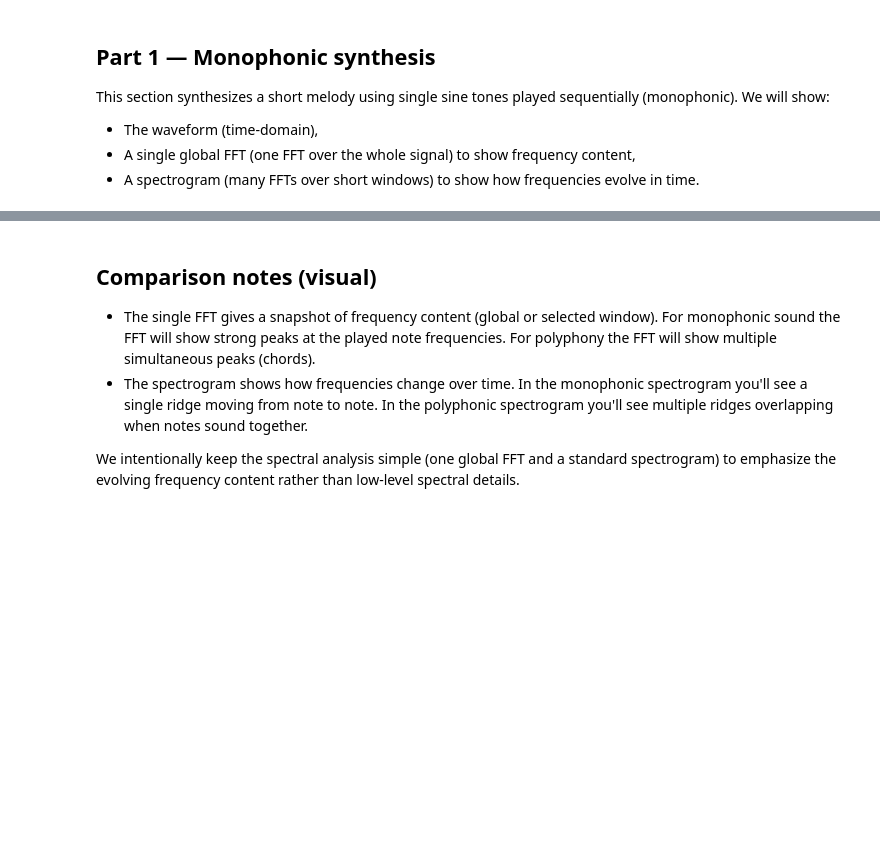
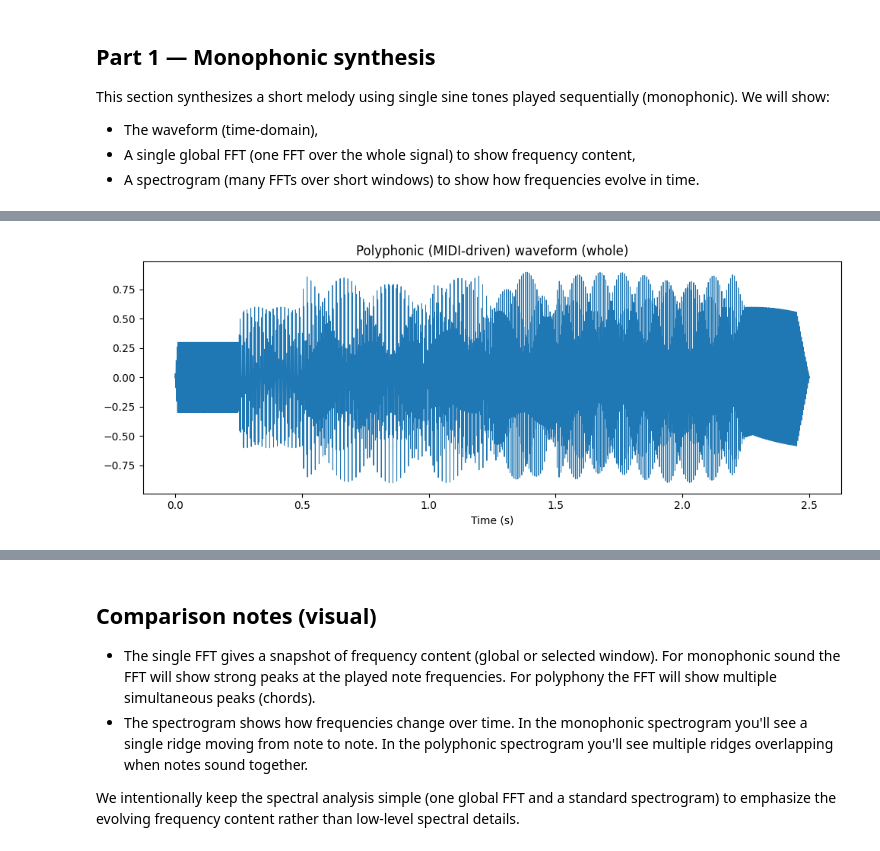
Before and after one commit to mariribeiro257/ufpa_midi, a Jupyter notebook: notebooks/monophonic_vs_polyphonic.ipynb, the cells around one changed output, grey strips where cells are left out. Cells and saved outputs as stored; diff of their text form; code cells hidden in the pictures; blank space fills up the shorter version.

```diff
--- a/notebooks/monophonic_vs_polyphonic.ipynb
+++ b/notebooks/monophonic_vs_polyphonic.ipynb
@@ -229,5 +326,5 @@ Tick 2400: note_off channel=0 note=79 velocity=0 time=0
 # %%
-# Convert to delta-times and append to the track
+# Convert to absolute tick times to delta-times and append to the track
 last_tick = 0
 for tick, message in msgs:
     delta = tick - last_tick
@@ -235,6 +332,10 @@ for tick, message in msgs:
     track.append(message)
     last_tick = tick
 
+print('MIDI messages in track:')
+for msg in track:
+    print(msg)
+
 midi_path = 'outputs/example_polyphony.mid'
 mid.save(midi_path)
 print('Saved MIDI to', midi_path)
@@ -246,22 +361,23 @@ def parse_midi_to_events(midi_path):
     # We assume a single track and a (nearly) constant tempo set earlier in the file.
     mf = mido.MidiFile(midi_path)
     ticks_per_beat = mf.ticks_per_beat
-    tempo = 500000  # default microseconds per beat if none set
+
+    # Extract tempo from the first message (assumed to be set_tempo)
+    tempo = mf.tracks[0][0].tempo if mf.tracks[0][0].type == 'set_tempo' else 500000 # If there's no set_tempo message, uses default 500000
+
     # Walk messages accumulating absolute tick times and collect matched note on/off pairs
     abs_ticks = 0
     note_states = {}  # note -> (start_tick, velocity)
     events = []
-    for msg in mf:  # iterates through messages in time order with msg.time in ticks
+    for msg in mf.tracks[0]:  # iterates through messages in time order with msg.time in ticks
         abs_ticks += msg.time
-        if msg.type == 'set_tempo':
-            tempo = msg.tempo
         if msg.type == 'note_on' and msg.velocity > 0:
             note_states[msg.note] = (abs_ticks, msg.velocity)
         elif (msg.type == 'note_off') or (msg.type == 'note_on' and msg.velocity == 0):
             if msg.note in note_states:
                 start_tick, vel = note_states.pop(msg.note)
                 events.append((start_tick, abs_ticks, msg.note, vel))
-    # Convert ticks to seconds using the tempo in effect (simple approach assuming constant tempo)
+    # Convert ticks to seconds using the tempo in effect (simple approach assuming constant tempo):
     def ticks_to_seconds(ticks, tempo, ticks_per_beat):
         return (ticks * tempo) / (ticks_per_beat * 1e6)
     events_sec = [(ticks_to_seconds(s, tempo, ticks_per_beat), ticks_to_seconds(e, tempo, ticks_per_beat), n, v) for (s, e, n, v) in events]
@@ -282,74 +398,62 @@ Parsed events (start_s, end_s, note, vel):
 # %%
 def synth_from_midi_events(events, sr=22050, max_duration=None):
-    # Clear, well-documented implementation of polyphonic synthesis from MIDI events.
+    # Simple polyphonic synthesizer using linspace-based time vectors.
     # Input: events is a list of tuples (start_s, end_s, note, vel).
-    # Goal: build an output buffer with integer sample indices, avoiding off-by-one
-    # and broadcast errors by computing integer sample ranges first and sizing the
-    # output buffer from those ranges.
 
     if not events:
         return np.zeros(0, dtype=float)
 
-    # Build a list of integer sample ranges (start_i, end_i) for each event.
-    # Use floor for start and ceil for end so the buffer covers the full note duration.
-    sample_ranges = []
-    for s, e, n, v in events:
-        start_i = int(np.floor(s * sr + 1e-9))  # small epsilon for numerical safety
-        end_i = int(np.ceil(e * sr - 1e-9))
-        if end_i <= start_i:
-            # skip degenerate events
-            continue
-        sample_ranges.append((start_i, end_i, n, v))
-
-    if not sample_ranges:
-        return np.zeros(0, dtype=float)
-
-    # Determine required output length. If max_duration is provided, ensure buffer is at least that long.
-    max_end = max(end for start, end, _, _ in sample_ranges)
+    # Determine buffer length in samples (use max event end time)
+    max_end_s = max(e for s, e, n, v in events)
     if max_duration is None:
-        n_samples = int(max_end)
+        n_samples = int(np.ceil(max_end_s * sr))
     else:
-        n_samples = max(int(np.ceil(max_duration * sr)), int(max_end))
+        n_samples = max(int(np.ceil(max_end_s * sr)), int(np.ceil(max_duration * sr)))
 
     out = np.zeros(n_samples, dtype=float)
 
-    # Synthesize each note and add it into the output buffer safely
-    for start_i, end_i, note, vel in sample_ranges:
-        length = end_i - start_i  # integer number of samples for this note
-        # Create a time vector with exact integer length (avoids off-by-one from linspace)
-        t = np.arange(length) / sr
+    # Synthesize each event and add it into the output buffer
+    for start_s, end_s, note, vel in events:
+        start_i = int(np.floor(start_s * sr + 1e-9))
+        length = int(np.round((end_s - start_s) * sr))
+        if length <= 0:
+            continue
+
+        # Time vector for this note (seconds)
+        t = np.linspace(0, length / sr, length, endpoint=False)
         freq = midi_note_to_freq(note)
         amp = (vel / 127.0) * 0.4
         tone = amp * np.sin(2 * np.pi * freq * t)
 
-        # Create envelope for this note (expects seconds), ensure envelope length matches `length`
+        # Envelope (expects seconds) — clamp/adjust if lengths mismatch
         env = adsr_envelope(length / sr, sr)
         if len(env) != len(tone):
-            # Make lengths match in a simple, explicit way so behavior is obvious to learners
             if len(env) > len(tone):
-                env = env[:len(tone)]
+                env = env[: len(tone)]
             else:
                 env = np.concatenate([env, np.ones(len(tone) - len(env))])
         tone = tone * env
 
-        # Defensive, readable addition into the output buffer: compute available space and clip if needed
-        avail = n_samples - start_i
-        if avail <= 0:
-            # the note starts beyond the buffer end (possible if max_duration forced a smaller buffer)
+        # Mix into output buffer, clipping at buffer boundaries if necessary
+        end_i = start_i + len(tone)
+        if start_i < 0:
+            # skip negative starts (shouldn't happen with valid events)
             continue
-        if len(tone) > avail:
-            out[start_i:] += tone[:avail]
+        if end_i > n_samples:
+            out[start_i:] += tone[: n_samples - start_i]
         else:
-            out[start_i:start_i + len(tone)] += tone
+            out[start_i:end_i] += tone
 
-    # Normalize to avoid clipping when saving to WAV (keeps relative levels intact)
+    # Normalize to avoid clipping when saving to WAV
     maxv = np.max(np.abs(out))
     if maxv > 0:
         out = out / (maxv + 1e-12) * 0.9
     return out
 
+
 # Synthesize and save the polyphonic output (this call remains at the notebook level)
 poly_signal = synth_from_midi_events(events_sec, sr=sr)
+os.makedirs('outputs', exist_ok=True)
 sf_path_poly = 'outputs/poly_from_midi.wav'
 sf.write(sf_path_poly, poly_signal, sr)
 print('Saved synthesized polyphonic WAV to', sf_path_poly)
@@ -357,5 +461,5 @@ print('Saved synthesized polyphonic WAV to', sf_path_poly)
 # Plots for polyphonic output: waveform, single FFT, and spectrogram
 plot_waveform(poly_signal, sr, title='Polyphonic (MIDI-driven) waveform (whole)')
 plot_single_fft(poly_signal, sr, title='Polyphonic — single FFT', freq_limit=5000)
-plot_spectrogram(poly_signal, sr, title='Polyphonic — spectrogram', nperseg=1024, freq_limit=5000)
+plot_spectrogram(poly_signal, sr, title='Polyphonic — spectrogram', nperseg=1024, freq_limit=2000)
 # %% [output]
@@ -362,0 +467 @@ ValueError: could not broadcast input array from shape (220,) into shape (22,)
+[figure, added]
```
Also changed, not shown: parts of 16 cells of this notebook.
